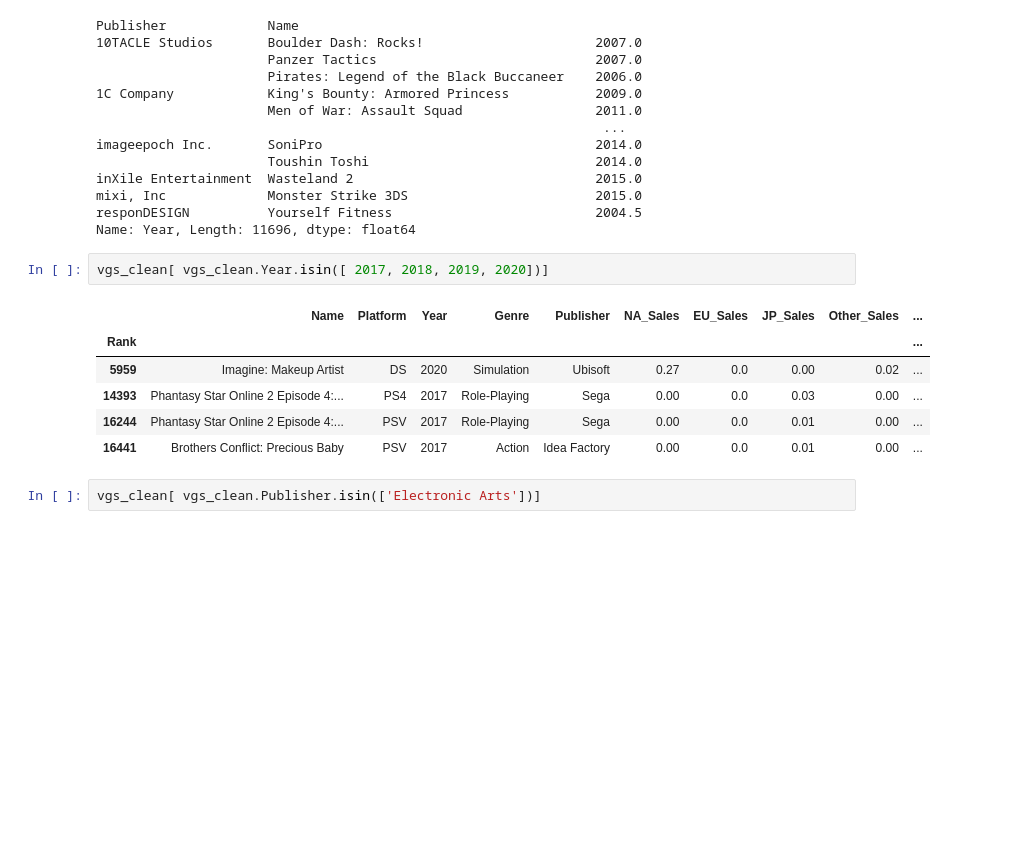
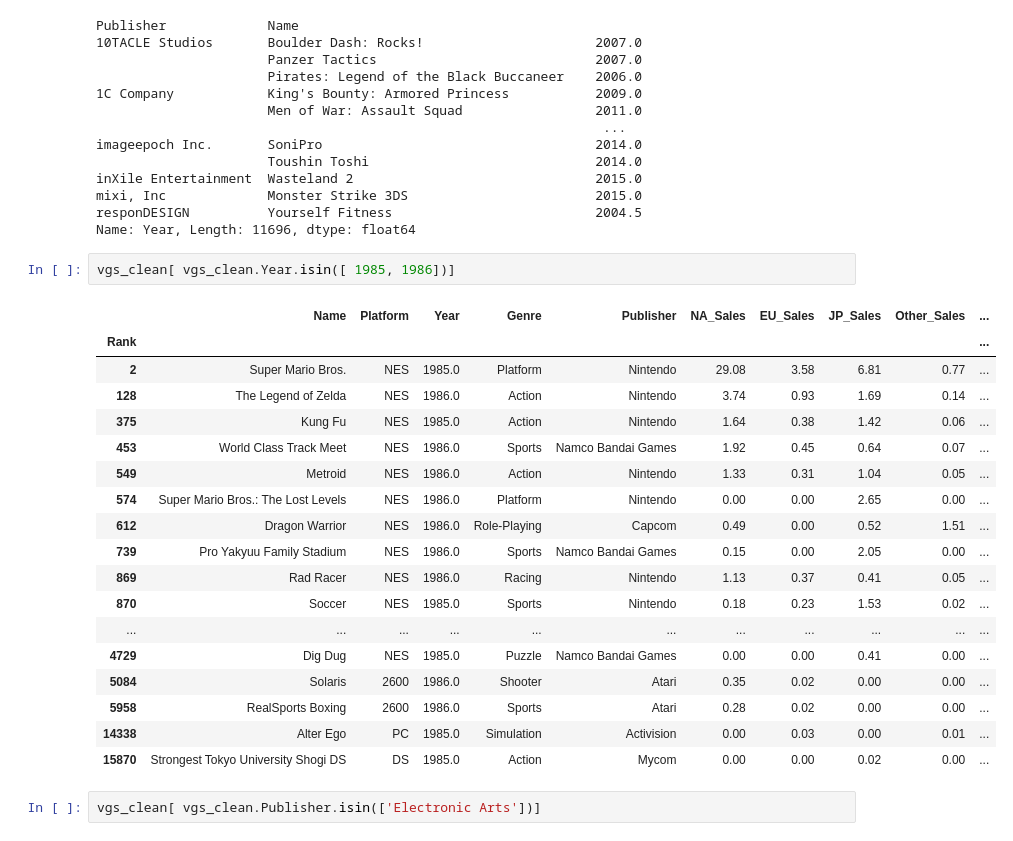
Before and after one commit to Aabusabaeen/Video_games_sales, a Jupyter notebook: Ahmad's_Q&A.ipynb, the cells around one changed output. Cells and saved outputs as stored; diff of their text form; blank space fills up the shorter version.

```diff
--- a/Ahmad's_Q&A.ipynb
+++ b/Ahmad's_Q&A.ipynb
@@ -367,14 +368,26 @@ mixi, Inc             Monster Strike 3DS                        2015.0
 responDESIGN          Yourself Fitness                          2004.5
 Name: Year, Length: 11696, dtype: float64
 # %%
-vgs_clean[ vgs_clean.Year.isin([ 2017, 2018, 2019, 2020])]
+vgs_clean[ vgs_clean.Year.isin([ 1985, 1986])]
 # %% [output]
 |  | Name | Platform | Year | Genre | Publisher | NA_Sales | EU_Sales | JP_Sales | Other_Sales | ... |
 | Rank |  |  |  |  |  |  |  |  |  | ... |
-| 5959 | Imagine: Makeup Artist | DS | 2020 | Simulation | Ubisoft | 0.27 | 0.0 | 0.00 | 0.02 | ... |
-| 14393 | Phantasy Star Online 2 Episode 4:... | PS4 | 2017 | Role-Playing | Sega | 0.00 | 0.0 | 0.03 | 0.00 | ... |
-| 16244 | Phantasy Star Online 2 Episode 4:... | PSV | 2017 | Role-Playing | Sega | 0.00 | 0.0 | 0.01 | 0.00 | ... |
-| 16441 | Brothers Conflict: Precious Baby | PSV | 2017 | Action | Idea Factory | 0.00 | 0.0 | 0.01 | 0.00 | ... |
+| 2 | Super Mario Bros. | NES | 1985.0 | Platform | Nintendo | 29.08 | 3.58 | 6.81 | 0.77 | ... |
+| 128 | The Legend of Zelda | NES | 1986.0 | Action | Nintendo | 3.74 | 0.93 | 1.69 | 0.14 | ... |
+| 375 | Kung Fu | NES | 1985.0 | Action | Nintendo | 1.64 | 0.38 | 1.42 | 0.06 | ... |
+| 453 | World Class Track Meet | NES | 1986.0 | Sports | Namco Bandai Games | 1.92 | 0.45 | 0.64 | 0.07 | ... |
+| 549 | Metroid | NES | 1986.0 | Action | Nintendo | 1.33 | 0.31 | 1.04 | 0.05 | ... |
+| 574 | Super Mario Bros.: The Lost Levels | NES | 1986.0 | Platform | Nintendo | 0.00 | 0.00 | 2.65 | 0.00 | ... |
+| 612 | Dragon Warrior | NES | 1986.0 | Role-Playing | Capcom | 0.49 | 0.00 | 0.52 | 1.51 | ... |
+| 739 | Pro Yakyuu Family Stadium | NES | 1986.0 | Sports | Namco Bandai Games | 0.15 | 0.00 | 2.05 | 0.00 | ... |
+| 869 | Rad Racer | NES | 1986.0 | Racing | Nintendo | 1.13 | 0.37 | 0.41 | 0.05 | ... |
+| 870 | Soccer | NES | 1985.0 | Sports | Nintendo | 0.18 | 0.23 | 1.53 | 0.02 | ... |
+| ... | ... | ... | ... | ... | ... | ... | ... | ... | ... | ... |
+| 4729 | Dig Dug | NES | 1985.0 | Puzzle | Namco Bandai Games | 0.00 | 0.00 | 0.41 | 0.00 | ... |
+| 5084 | Solaris | 2600 | 1986.0 | Shooter | Atari | 0.35 | 0.02 | 0.00 | 0.00 | ... |
+| 5958 | RealSports Boxing | 2600 | 1986.0 | Sports | Atari | 0.28 | 0.02 | 0.00 | 0.00 | ... |
+| 14338 | Alter Ego | PC | 1985.0 | Simulation | Activision | 0.00 | 0.03 | 0.00 | 0.01 | ... |
+| 15870 | Strongest Tokyo University Shogi DS | DS | 1985.0 | Action | Mycom | 0.00 | 0.00 | 0.02 | 0.00 | ... |
 # %%
 vgs_clean[ vgs_clean.Publisher.isin(['Electronic Arts'])]
 # %% [output]
```
Also changed, not shown: parts of 5 cells of this notebook, 1 other file.
